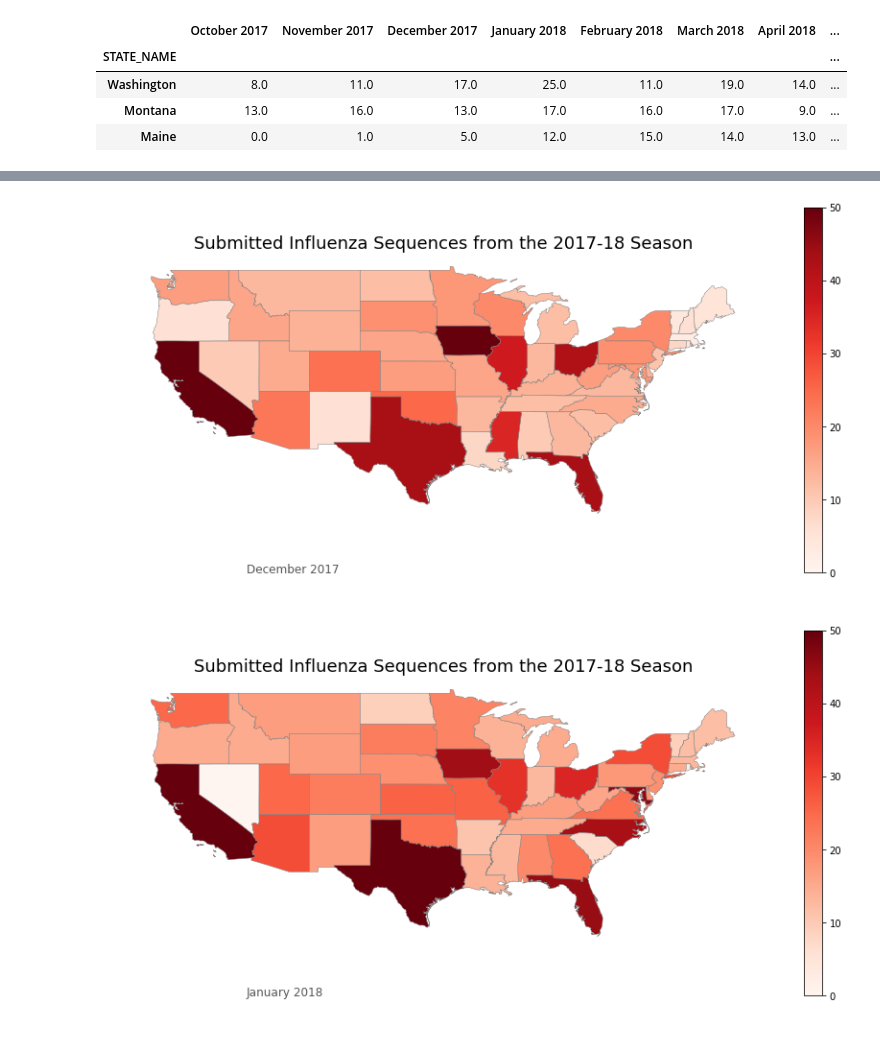
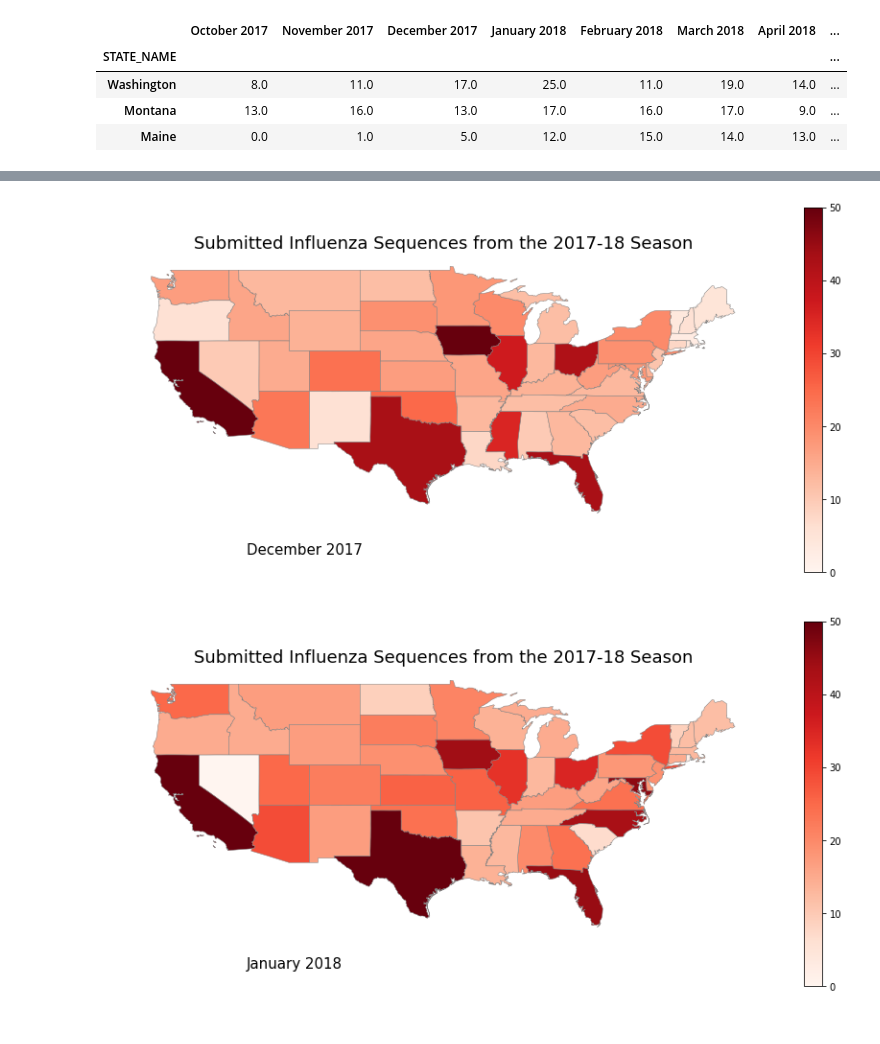
Before and after one commit to Adrianapip/Influenza-GIF, a Jupyter notebook: GIF.ipynb, the cells around one changed output, grey strips where cells are left out. Drawn from its saved outputs; the diff is of its cells as text; code cells hidden in the pictures.

```diff
--- a/GIF.ipynb
+++ b/GIF.ipynb
@@ -130,4 +68,0 @@ us_state_abbrev = {
-# %%
-# makes a new column 'abbrev' that maps the State name to its abreviation from above cell.
-
-fluAB_df['abbrev'] = fluAB_df['State/Province'].map(us_state_abbrev)
@@ -271,20 +198,18 @@ cbar = fig.colorbar(sm)
 # %%
-# Loop that creates multiple maps
+# This is a loop that will create a map for every month in my data named merged1
+# it will then save each created map into a folder 'charts/maps'
 
 # Where the maps will be saved
-output_path = 'charts/maps'
+output_path = 'influenza17-18_maps'
 
-# Counter
-i = 0
+# the columns with the values I'm presenting are named by month, so
+# put their names into a list so they can be called upon in the loop
+list_o_months = ['October 2017', 'November 2017', 'December 2017', 'January 2018',
+                 'February 2018','March 2018', 'April 2018', 'May 2018']
 
-# list of months
-list_o_months = ['October 2017', 'November 2017', 'December 2017', 'January 2018', 'February 2018',
-                'March 2018', 'April 2018', 'May 2018']
-
-# colorbar min,max
+# set the colorbar min,max values
 vmin, vmax = 0,50
 
-# start the for loop to create a map per month
 for month in list_o_months:
     fig = merged1.plot(column=month, cmap='Reds', figsize=(15,7), linewidth=0.5,
                       edgecolor='0.5', vmin=vmin, vmax=vmax, legend=True,
@@ -295,8 +220,8 @@ for month in list_o_months:
     fig.set_title('Submitted Influenza Sequences from the 2017-18 Season', fontsize=18)
 
     fig.annotate(month, xy=(0.2, 0.1),xycoords='figure fraction',
-           horizontalalignment='left', verticalalignment='top',
-           fontsize=12, color='#555555')
+           horizontalalignment='left',
+           fontsize=15)
 
     filepath = os.path.join(output_path, month+'_influenza.png')
     chart = fig.get_figure()
@@ -307,2 +232,2 @@ for month in list_o_months:
-[figure, old version]
+[figure, new version]
-[figure, old version]
+[figure, new version]
```
Also changed, not shown: parts of 14 cells of this notebook, 25 other files.
